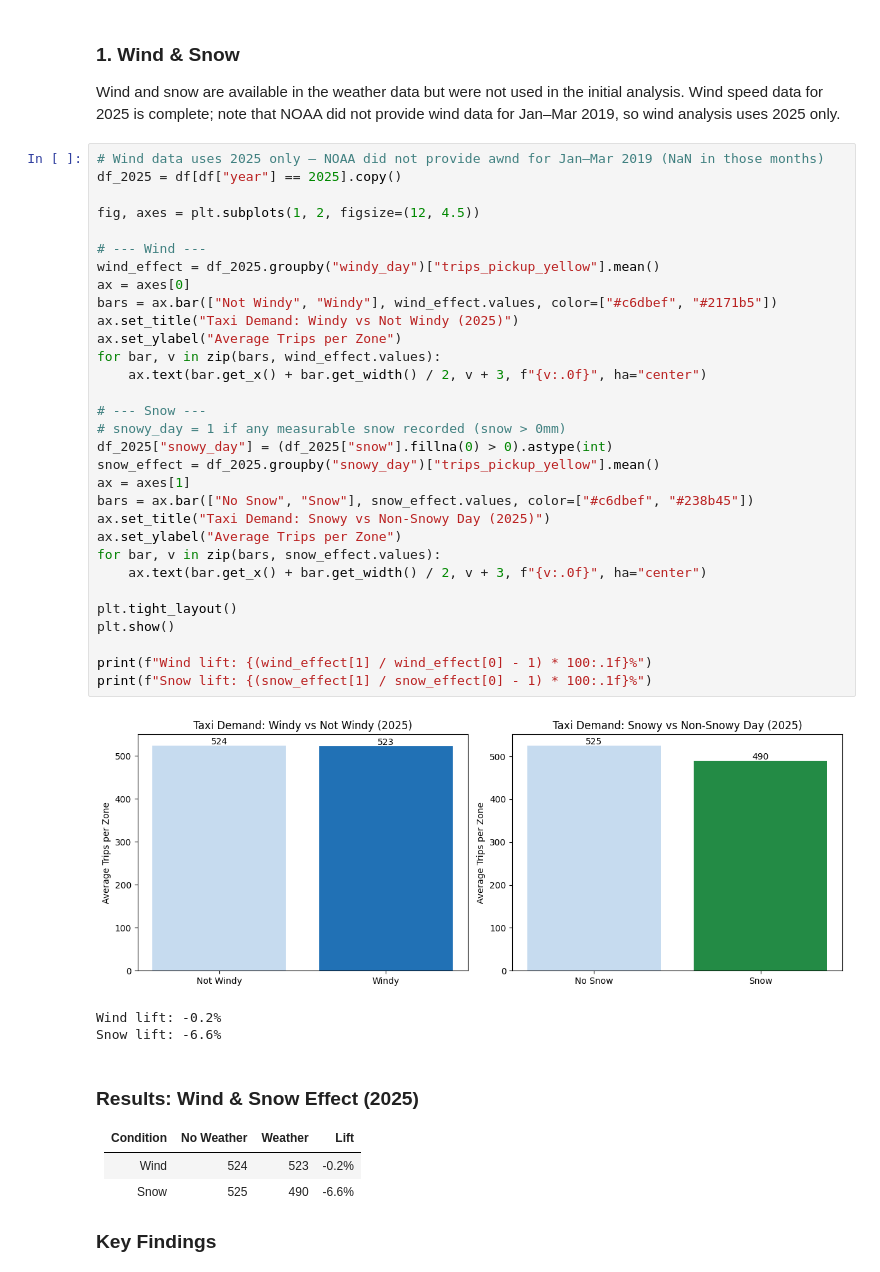
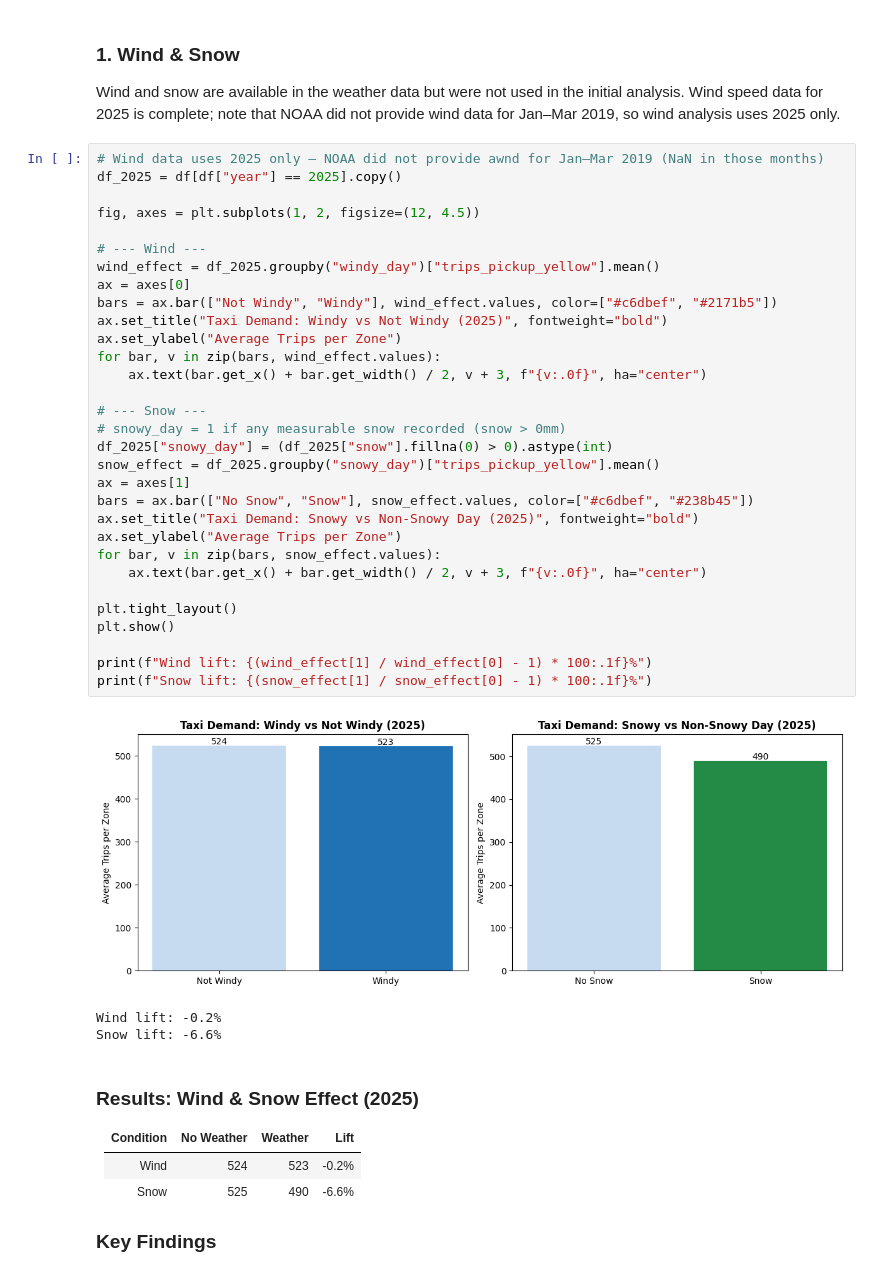
Before and after one commit to mmmmkk/DE-Final-Project-Group-Metropolitan, a Jupyter notebook: hypothesis_1_analysis.ipynb, the cells around one changed output. Cells and saved outputs as stored; diff of their text form.

```diff
--- a/hypothesis_1_analysis.ipynb
+++ b/hypothesis_1_analysis.ipynb
@@ -154,36 +149,36 @@ Wind speed data for 2025 is complete; note that NOAA did not provide wind data f
 # %%
 # Wind data uses 2025 only — NOAA did not provide awnd for Jan–Mar 2019 (NaN in those months)
 df_2025 = df[df["year"] == 2025].copy()
 
 fig, axes = plt.subplots(1, 2, figsize=(12, 4.5))
 
 # --- Wind ---
 wind_effect = df_2025.groupby("windy_day")["trips_pickup_yellow"].mean()
 ax = axes[0]
 bars = ax.bar(["Not Windy", "Windy"], wind_effect.values, color=["#c6dbef", "#2171b5"])
-ax.set_title("Taxi Demand: Windy vs Not Windy (2025)")
+ax.set_title("Taxi Demand: Windy vs Not Windy (2025)", fontweight="bold")
 ax.set_ylabel("Average Trips per Zone")
 for bar, v in zip(bars, wind_effect.values):
     ax.text(bar.get_x() + bar.get_width() / 2, v + 3, f"{v:.0f}", ha="center")
 
 # --- Snow ---
 # snowy_day = 1 if any measurable snow recorded (snow > 0mm)
 df_2025["snowy_day"] = (df_2025["snow"].fillna(0) > 0).astype(int)
 snow_effect = df_2025.groupby("snowy_day")["trips_pickup_yellow"].mean()
 ax = axes[1]
 bars = ax.bar(["No Snow", "Snow"], snow_effect.values, color=["#c6dbef", "#238b45"])
-ax.set_title("Taxi Demand: Snowy vs Non-Snowy Day (2025)")
+ax.set_title("Taxi Demand: Snowy vs Non-Snowy Day (2025)", fontweight="bold")
 ax.set_ylabel("Average Trips per Zone")
 for bar, v in zip(bars, snow_effect.values):
     ax.text(bar.get_x() + bar.get_width() / 2, v + 3, f"{v:.0f}", ha="center")
 
 plt.tight_layout()
 plt.show()
 
 print(f"Wind lift: {(wind_effect[1] / wind_effect[0] - 1) * 100:.1f}%")
 print(f"Snow lift: {(snow_effect[1] / snow_effect[0] - 1) * 100:.1f}%")
 # %% [output]
-[figure, old version]
+[figure, new version]
 Wind lift: -0.2%
 Snow lift: -6.6%
 # %% [markdown]
```
Also changed, not shown: parts of 7 cells of this notebook.
